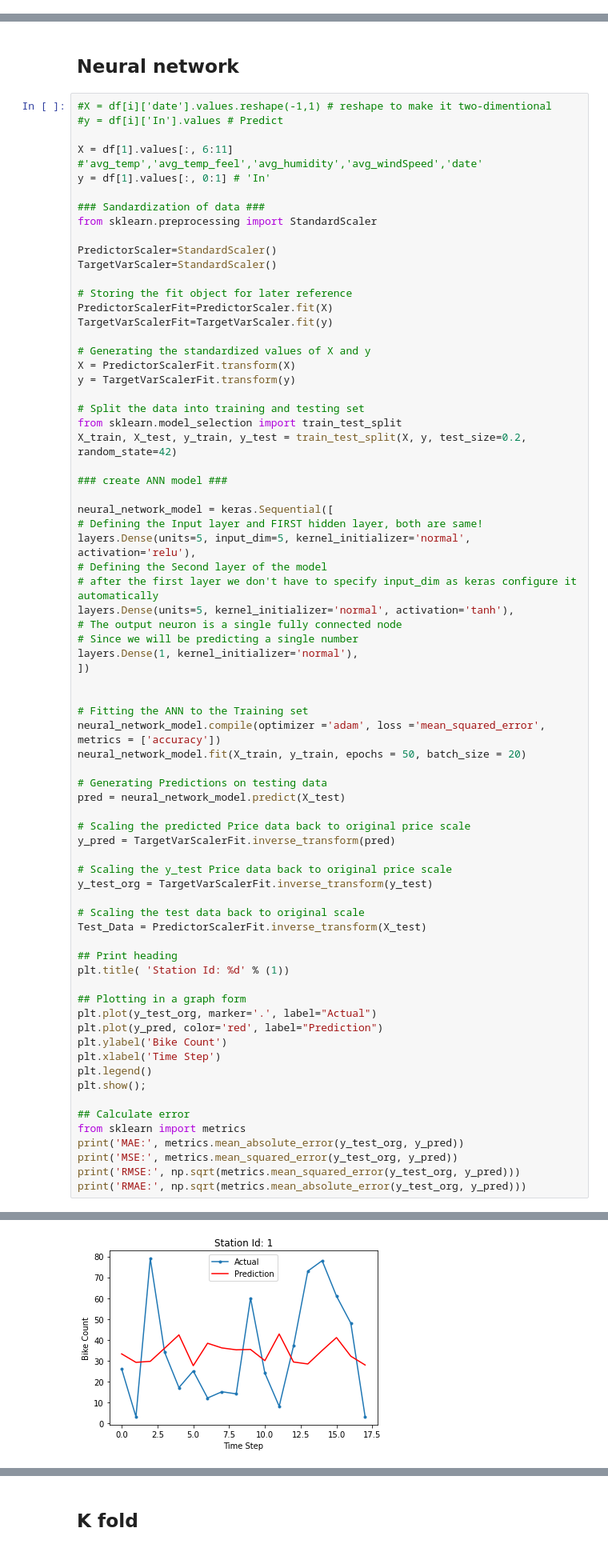
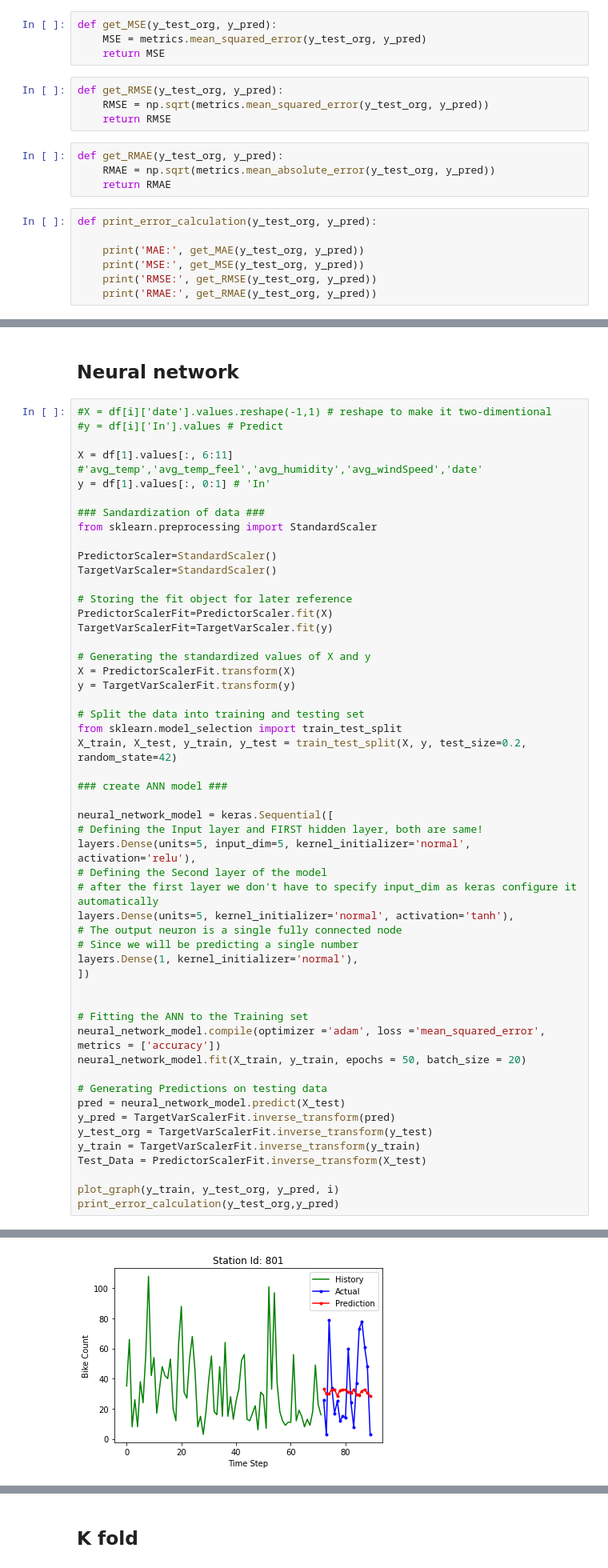
Before and after one commit to hchae0817/final_project, a Jupyter notebook: bike_Neural_Network.ipynb, the cells around one changed output, grey strips where cells are left out. Shown at 80% size. Cells and saved outputs as stored; diff of their text form.

```diff
--- a/bike_Neural_Network.ipynb
+++ b/bike_Neural_Network.ipynb
@@ -58,3 +78,22 @@ location = pd.read_csv("Cycle hire docking stations.csv")
+# %%
+def get_MSE(y_test_org, y_pred):
+    MSE = metrics.mean_squared_error(y_test_org, y_pred)
+    return MSE
+# %%
+def get_RMSE(y_test_org, y_pred):
+    RMSE = np.sqrt(metrics.mean_squared_error(y_test_org, y_pred))
+    return RMSE
+# %%
+def get_RMAE(y_test_org, y_pred):
+    RMAE = np.sqrt(metrics.mean_absolute_error(y_test_org, y_pred))
+    return RMAE
+# %%
+def print_error_calculation(y_test_org, y_pred):
+
+    print('MAE:', get_MAE(y_test_org, y_pred))
+    print('MSE:', get_MSE(y_test_org, y_pred))
+    print('RMSE:', get_RMSE(y_test_org, y_pred))
+    print('RMAE:', get_RMAE(y_test_org, y_pred))
 # %% [markdown]
 ### Datasets for each stations
 # %%
@@ -141,31 +180,11 @@ neural_network_model.fit(X_train, y_train, epochs = 50, batch_size = 20)
 
 # Generating Predictions on testing data
 pred = neural_network_model.predict(X_test)
-
-# Scaling the predicted Price data back to original price scale
 y_pred = TargetVarScalerFit.inverse_transform(pred)
-
-# Scaling the y_test Price data back to original price scale
 y_test_org = TargetVarScalerFit.inverse_transform(y_test)
-
-# Scaling the test data back to original scale
+y_train = TargetVarScalerFit.inverse_transform(y_train)
 Test_Data = PredictorScalerFit.inverse_transform(X_test)
 
-## Print heading
-plt.title( 'Station Id: %d' % (1))
-
-## Plotting in a graph form
-plt.plot(y_test_org, marker='.', label="Actual")
-plt.plot(y_pred, color='red', label="Prediction")
-plt.ylabel('Bike Count')
-plt.xlabel('Time Step')
-plt.legend()
-plt.show();
-
-## Calculate error
-from sklearn import metrics
-print('MAE:', metrics.mean_absolute_error(y_test_org, y_pred))
-print('MSE:', metrics.mean_squared_error(y_test_org, y_pred))
-print('RMSE:', np.sqrt(metrics.mean_squared_error(y_test_org, y_pred)))
-print('RMAE:', np.sqrt(metrics.mean_absolute_error(y_test_org, y_pred)))
+plot_graph(y_train, y_test_org, y_pred, i)
+print_error_calculation(y_test_org,y_pred)
 # %% [output]
@@ -191 +210 @@ Epoch 50/50
-[figure, old version]
+[figure, new version]
```
Also changed, not shown: parts of 15 cells of this notebook, 2 other files.
